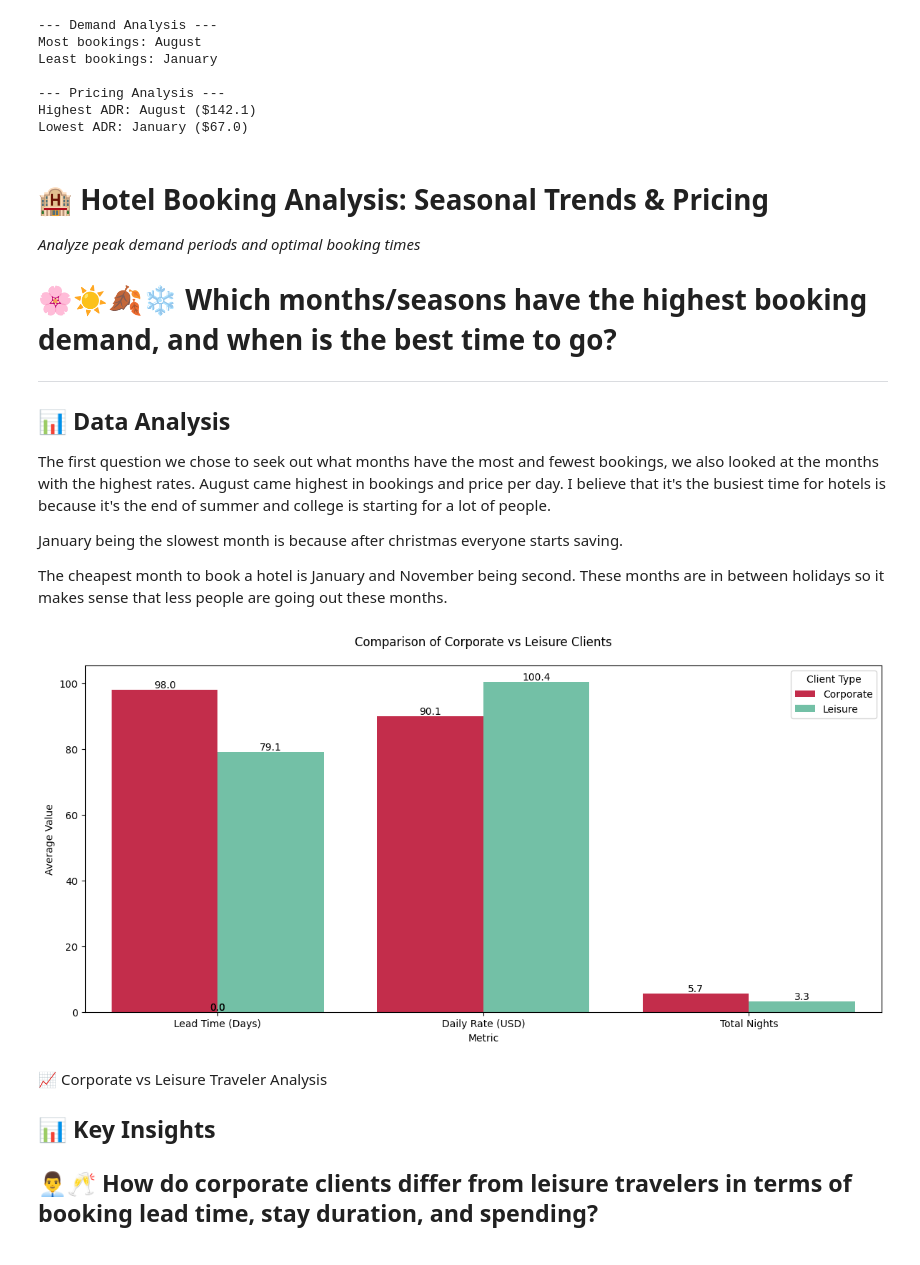
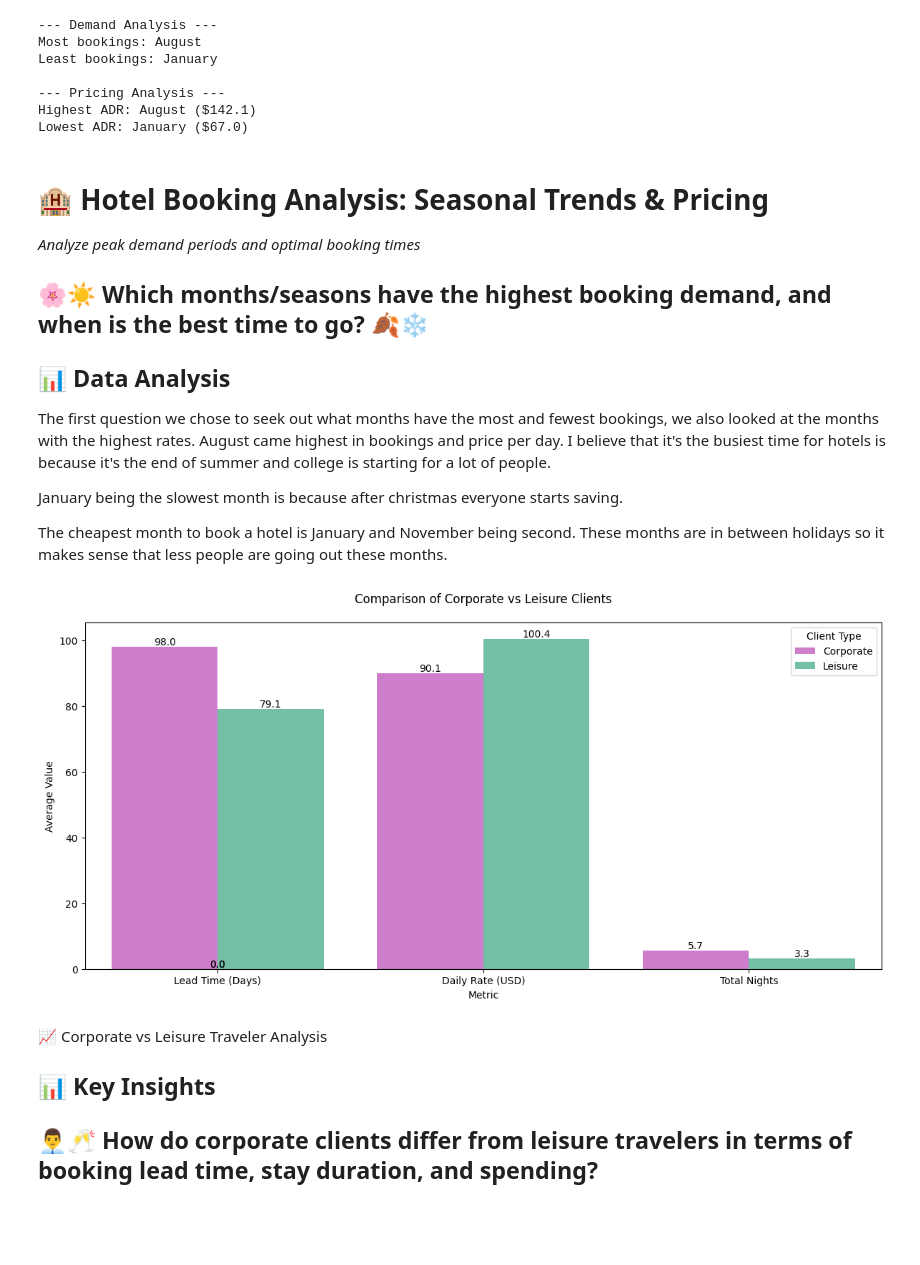
Before and after one commit to qBepsy/dataproject, a Jupyter notebook: data/project-hotel.ipynb, the cells around one changed output. Drawn from its saved outputs; the diff is of its cells as text; code cells hidden in the pictures; blank space fills up the shorter version.

```diff
--- a/data/project-hotel.ipynb
+++ b/data/project-hotel.ipynb
@@ -62,7 +62,8 @@ Lowest ADR: January ($67.0)
 # %% [markdown]
 # 🏨 Hotel Booking Analysis: Seasonal Trends & Pricing
 *Analyze peak demand periods and optimal booking times*
-# 🌸☀️🍂❄️ Which months/seasons have the highest booking demand, and when is the best time to go?
+
+**🌸☀️ Which months/seasons have the highest booking demand, and when is the best time to go? 🍂❄️**
 ---
 
 ## 📊 Data Analysis
@@ -100,35 +101,35 @@ melted_stats = avg_stats.melt(id_vars='client_type', var_name='metric', value_na
 plt.figure(figsize=(12, 6))
 bars = sns.barplot(
     x='metric',
     y='value',
     hue='client_type',
     data=melted_stats,
-    palette=['crimson', 'mediumaquamarine']  # Corporate (red), Leisure (aquamarine)
+    palette=['orchid', 'mediumaquamarine']  # Corporate (red), Leisure (aquamarine)
 )
 
 # Customize labels and titles
 plt.title('Comparison of Corporate vs Leisure Clients', pad=20)
 plt.xlabel('Metric')
 plt.ylabel('Average Value')
 plt.xticks(
     ticks=[0, 1, 2],
     labels=['Lead Time (Days)', 'Daily Rate (USD)', 'Total Nights']
 )
 
 # Add value labels
 for bar in bars.patches:
     height = bar.get_height()
     bars.annotate(
         f'{height:.1f}',
         (bar.get_x() + bar.get_width()/2, height),
         ha='center', va='bottom'
     )
 
 plt.legend(title='Client Type')
 plt.tight_layout()
 plt.show()
 # %% [output]
-[figure, old version]
+[figure, new version]
 # %% [markdown]
  📈 Corporate vs Leisure Traveler Analysis
 
```
Also changed, not shown: parts of 2 cells of this notebook, 1 other file.
